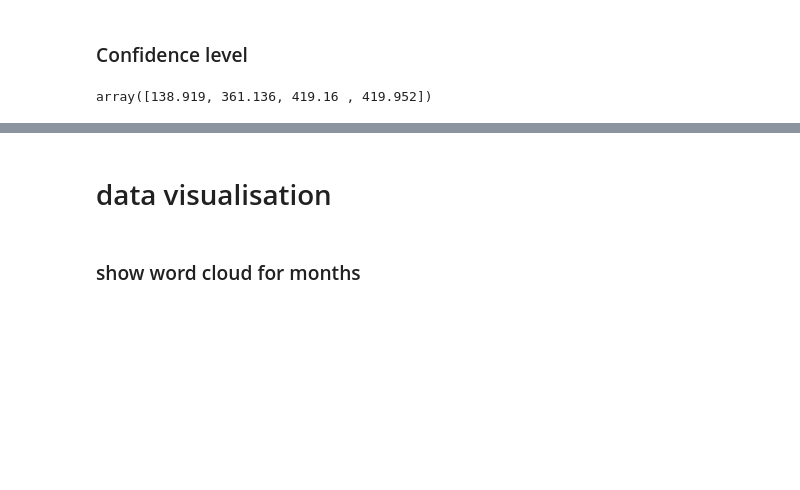
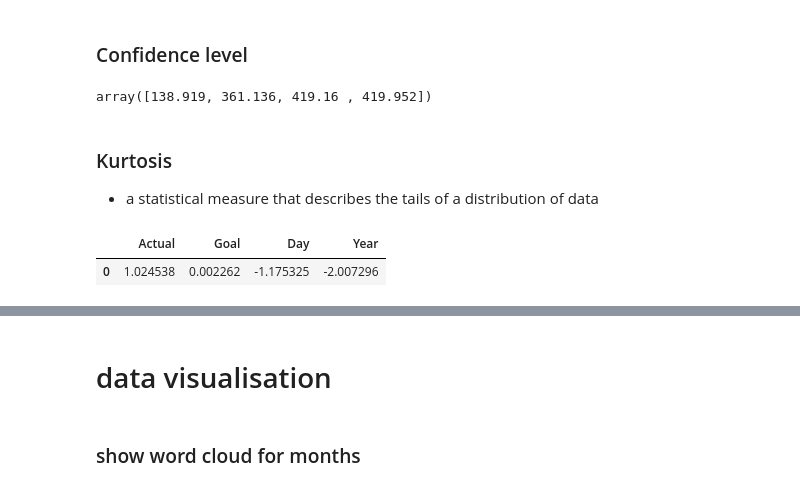
Before and after one commit to kibambe-0167/time-series-analysis, a Jupyter notebook: app.ipynb, the cells around one changed output, grey strips where cells are left out. Cells and saved outputs as stored; diff of their text form; code cells hidden in the pictures; blank space fills up the shorter version.

```diff
--- a/app.ipynb
+++ b/app.ipynb
@@ -287,3 +291,11 @@ interval = stderr * stats.t.ppf( ( 1 + conf ) / 2.0, n - 1)
 (n - interval).round(3)
 # %% [output]
 array([138.919, 361.136, 419.16 , 419.952])
+# %% [markdown]
+### Kurtosis
+- a statistical measure that describes the tails of a distribution of data
+# %%
+numeric_samples.kurtosis().to_frame().T
+# %% [output]
+|  | Actual | Goal | Day | Year |
+| 0 | 1.024538 | 0.002262 | -1.175325 | -2.007296 |
```
Also changed, not shown: parts of 23 cells of this notebook.
